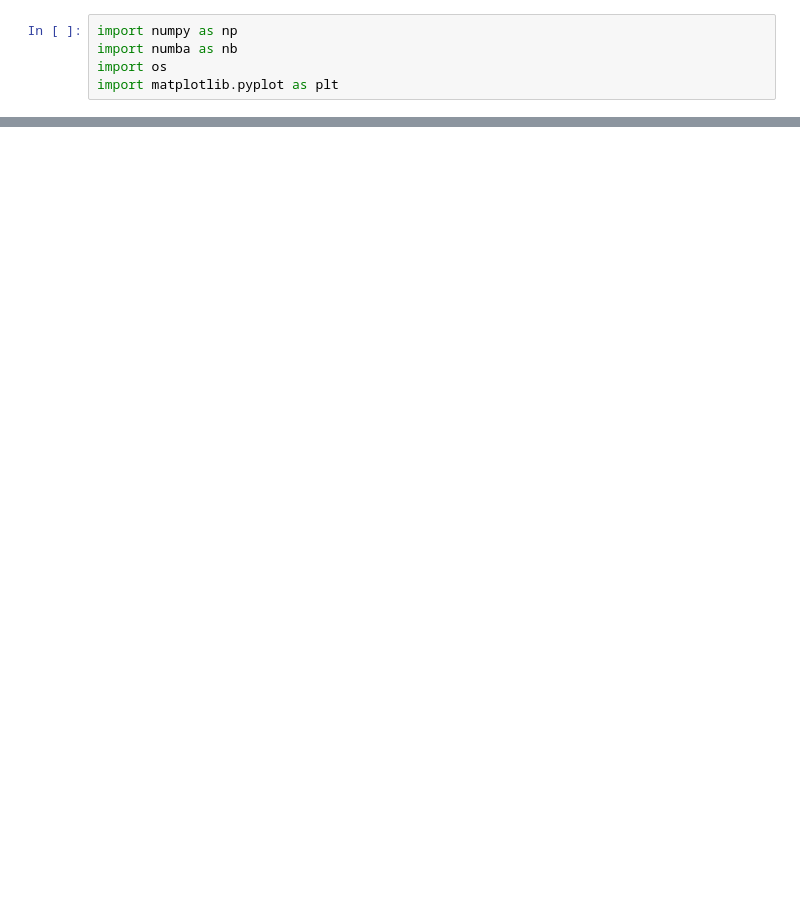
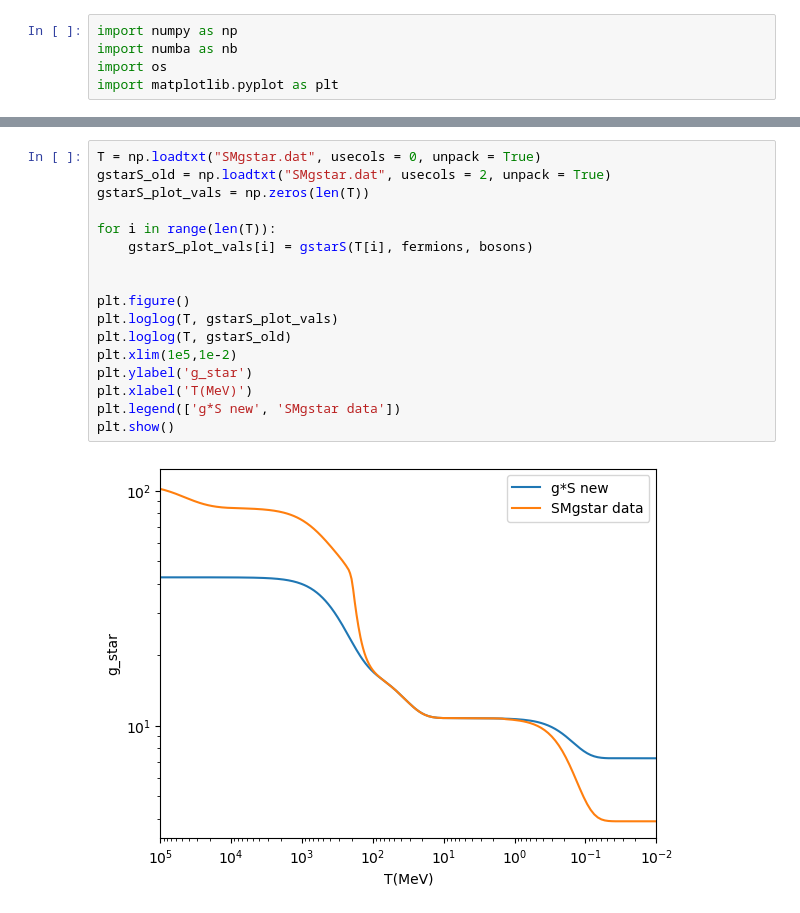
Before and after one commit to emmahorner/new_QCD, a Jupyter notebook: calculating gstar (gstar and density function).ipynb, the cells around one changed output, grey strips where cells are left out. Drawn from its saved outputs; the diff is of its cells as text; blank space fills up the shorter version.

```diff
--- a/calculating gstar (gstar and density function).ipynb
+++ b/calculating gstar (gstar and density function).ipynb
@@ -114,0 +153,19 @@ OSError: SMgstar-Copy1.dat not found.
+# %%
+T = np.loadtxt("SMgstar.dat", usecols = 0, unpack = True)
+gstarS_old = np.loadtxt("SMgstar.dat", usecols = 2, unpack = True)
+gstarS_plot_vals = np.zeros(len(T))
+
+for i in range(len(T)):
+    gstarS_plot_vals[i] = gstarS(T[i], fermions, bosons)
+
+
+plt.figure()
+plt.loglog(T, gstarS_plot_vals)
+plt.loglog(T, gstarS_old)
+plt.xlim(1e5,1e-2)
+plt.ylabel('g_star')
+plt.xlabel('T(MeV)')
+plt.legend(['g*S new', 'SMgstar data'])
+plt.show()
+# %% [output]
+[figure, added]
```
Also changed, not shown: parts of 10 cells of this notebook.
